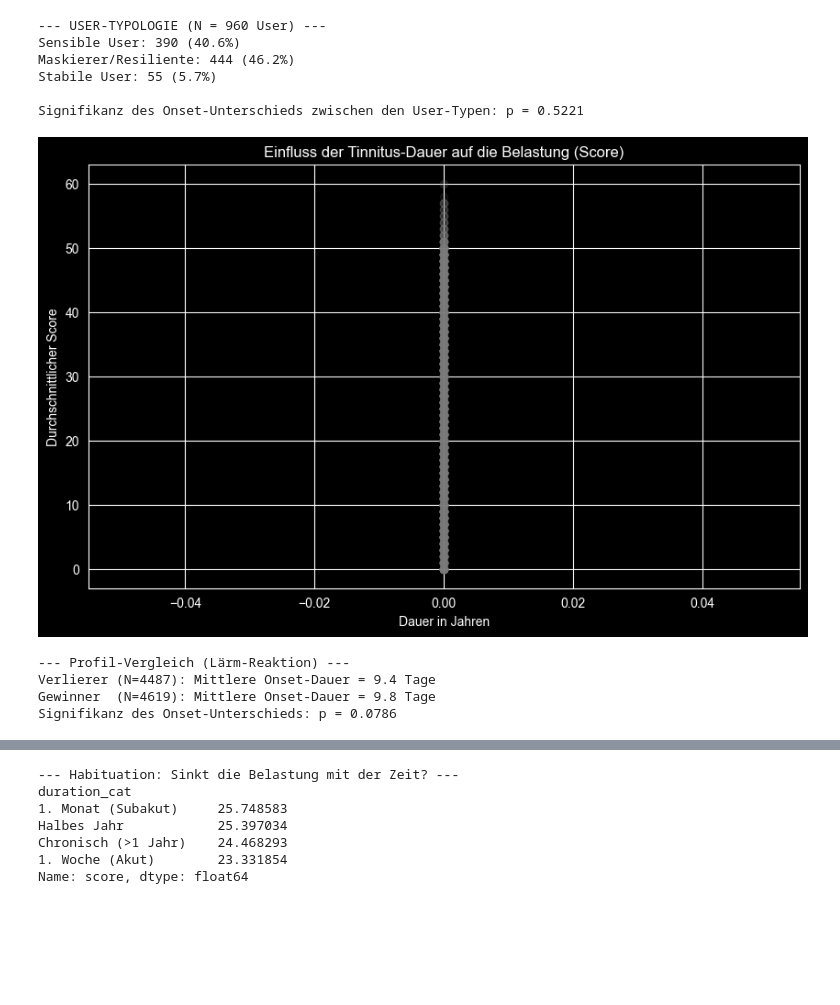
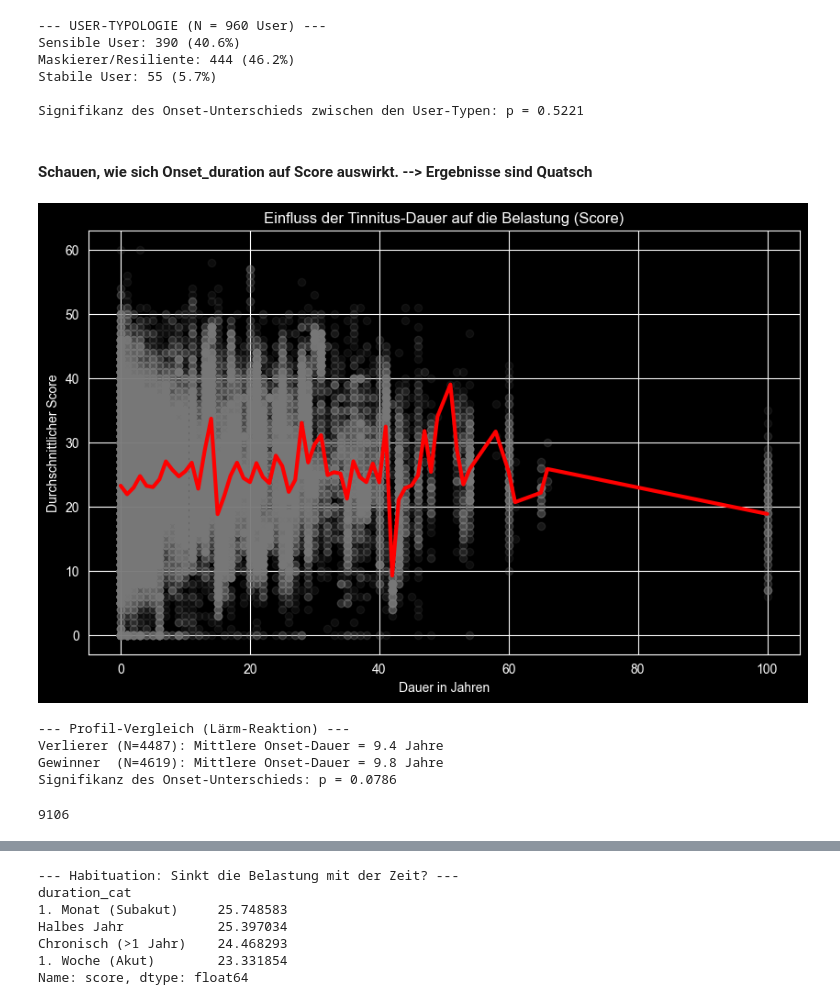
Before and after one commit to berielias-cpu/MasterArbeit, a Jupyter notebook: Masterarbeit/01_EDA_V2.0.ipynb, the cells around one changed output, grey strips where cells are left out. Drawn from its saved outputs; the diff is of its cells as text; code cells hidden in the pictures; blank space fills up the shorter version.

```diff
--- a/Masterarbeit/01_EDA_V2.0.ipynb
+++ b/Masterarbeit/01_EDA_V2.0.ipynb
@@ -322,6 +310,11 @@ dtype: int64
 '''
 # Löschen von Zeilen mit fehlenden q1 Werten
 df = df.dropna(subset=["q1"])
+'''
+
+'''
+# Fehlende q1 Werte mit -1 ersetzen
+df["q1"] = df["q1"].fillna(-1).astype(int)
 '''
 
 '''
@@ -1035,22 +1036,20 @@ Signifikanz des Onset-Unterschieds zwischen den User-Typen: p = 0.5221
+# %% [markdown]
+#### Schauen, wie sich Onset_duration auf Score auswirkt. --> Ergebnisse sind Quatsch
 # %%
 # jetzt wechsel von lärm hin zu onset duration
 
-# Wir runden die Onset-Dauer auf Jahre, um Gruppen zu bilden (falls sie in Tagen/Monaten ist)
-# Falls sie schon in Jahren ist, einfach so lassen.
-df['onset_years'] = (df['onset_duration'] / 365).round() # Annahme: Onset ist in Tagen
-
 # Statistischer Zusammenhang: Dauer vs. Score
-duration_effect = df.groupby('onset_years')['score'].mean().reset_index()
+duration_effect = df.groupby('onset_duration')['score'].mean().reset_index()
 
 plt.figure(figsize=(10,6))
-plt.scatter(df['onset_years'], df['score'], alpha=0.1, color='gray') # Rohdaten
-plt.plot(duration_effect['onset_years'], duration_effect['score'], color='red', linewidth=3) # Trend
+plt.scatter(df['onset_duration'], df['score'], alpha=0.1, color='gray') # Rohdaten
+plt.plot(duration_effect['onset_duration'], duration_effect['score'], color='red', linewidth=3) # Trend
 plt.title("Einfluss der Tinnitus-Dauer auf die Belastung (Score)")
 plt.xlabel("Dauer in Jahren")
 plt.ylabel("Durchschnittlicher Score")
 plt.show()
 # %% [output]
-[figure, old version]
+[figure, new version]
 # %%
 # 1. Datensatz der Lärm-Ereignisse vorbereiten
 noise_events = df[df['after_noise_burst'] == True].copy()
@@ -1060,8 +1059,8 @@ verlierer = noise_events[noise_events['next_delta_score'] > 0]
 gewinner = noise_events[noise_events['next_delta_score'] < 0]
 
 print(f"--- Profil-Vergleich (Lärm-Reaktion) ---")
-print(f"Verlierer (N={len(verlierer)}): Mittlere Onset-Dauer = {verlierer['onset_duration'].mean():.1f} Tage")
-print(f"Gewinner  (N={len(gewinner)}): Mittlere Onset-Dauer = {gewinner['onset_duration'].mean():.1f} Tage")
+print(f"Verlierer (N={len(verlierer)}): Mittlere Onset-Dauer = {verlierer['onset_duration'].mean():.1f} Jahre")
+print(f"Gewinner  (N={len(gewinner)}): Mittlere Onset-Dauer = {gewinner['onset_duration'].mean():.1f} Jahre")
 
 # 3. Statistischer Check: Ist der Unterschied in der Dauer signifikant?
 from scipy.stats import ttest_ind
@@ -1069,7 +1068,11 @@ t_stat, p_val = ttest_ind(verlierer['onset_duration'].dropna(), gewinner['onset_
 print(f"Signifikanz des Onset-Unterschieds: p = {p_val:.4f}")
 # %% [output]
 --- Profil-Vergleich (Lärm-Reaktion) ---
-Verlierer (N=4487): Mittlere Onset-Dauer = 9.4 Tage
-Gewinner  (N=4619): Mittlere Onset-Dauer = 9.8 Tage
+Verlierer (N=4487): Mittlere Onset-Dauer = 9.4 Jahre
+Gewinner  (N=4619): Mittlere Onset-Dauer = 9.8 Jahre
 Signifikanz des Onset-Unterschieds: p = 0.0786
+# %%
+4487+4619
+# %% [output]
+9106
 # %%
```
Also changed, not shown: parts of 15 cells of this notebook.
